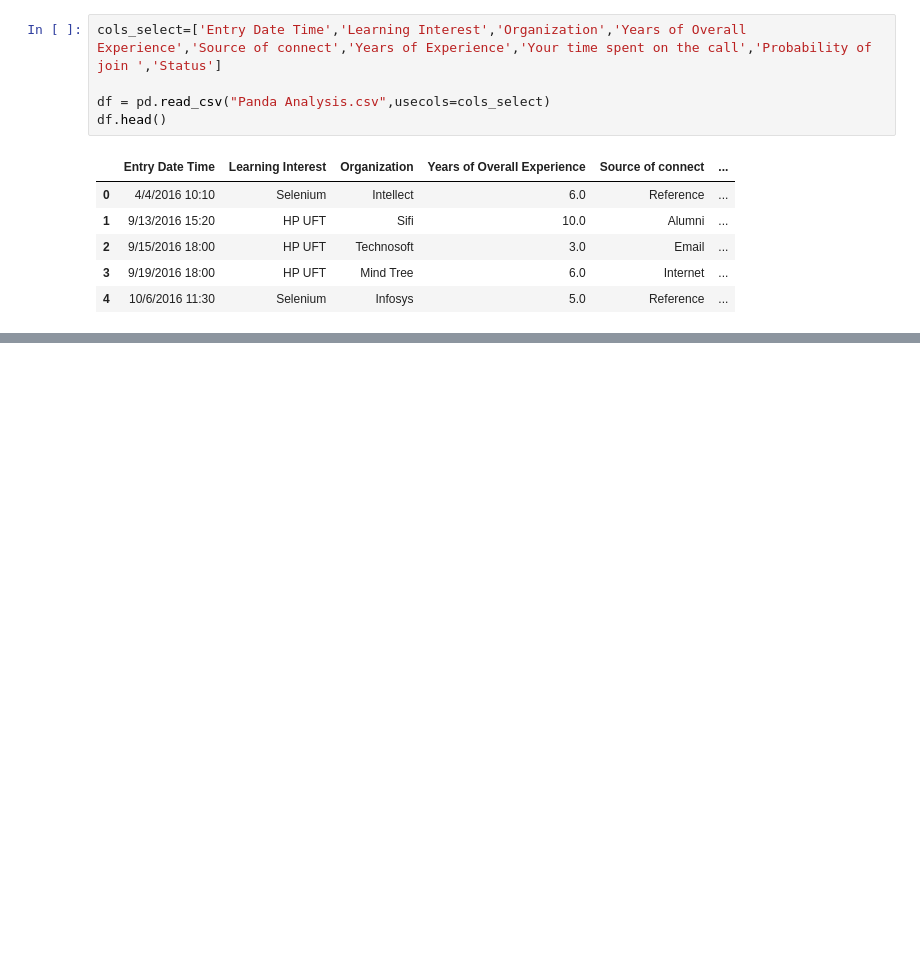
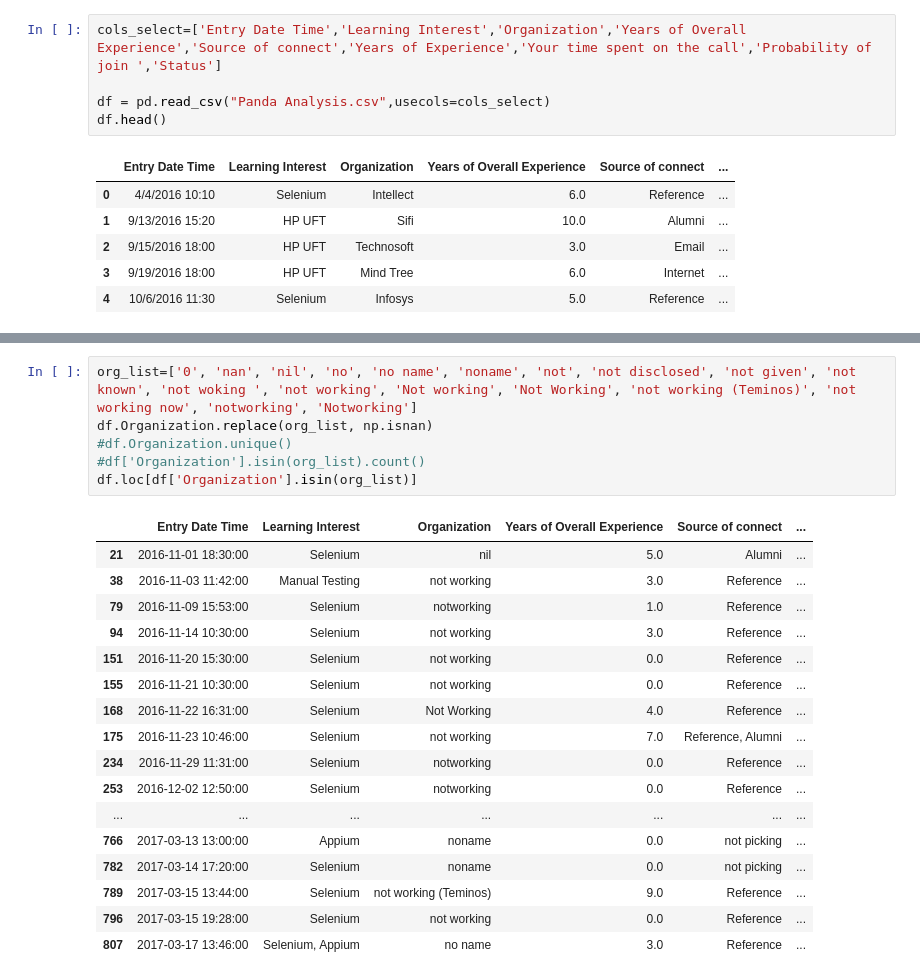
Before and after one commit to deepak-sadanandan/Python, a Jupyter notebook: Panda - Analysis.ipynb, the cells around one changed output, grey strips where cells are left out. Drawn from its saved outputs; the diff is of its cells as text; blank space fills up the shorter version.

```diff
--- a/Panda - Analysis.ipynb
+++ b/Panda - Analysis.ipynb
@@ -70,0 +85,24 @@ dtype: int64
+# %%
+org_list=['0', 'nan', 'nil', 'no', 'no name', 'noname', 'not', 'not disclosed', 'not given', 'not known', 'not woking ', 'not working', 'Not working', 'Not Working', 'not working (Teminos)', 'not working now', 'notworking', 'Notworking']
+df.Organization.replace(org_list, np.isnan)
+#df.Organization.unique()
+#df['Organization'].isin(org_list).count()
+df.loc[df['Organization'].isin(org_list)]
+# %% [output]
+|  | Entry Date Time | Learning Interest | Organization | Years of Overall Experience | Source of connect | ... |
+| 21 | 2016-11-01 18:30:00 | Selenium | nil | 5.0 | Alumni | ... |
+| 38 | 2016-11-03 11:42:00 | Manual Testing | not working | 3.0 | Reference | ... |
+| 79 | 2016-11-09 15:53:00 | Selenium | notworking | 1.0 | Reference | ... |
+| 94 | 2016-11-14 10:30:00 | Selenium | not working | 3.0 | Reference | ... |
+| 151 | 2016-11-20 15:30:00 | Selenium | not working | 0.0 | Reference | ... |
+| 155 | 2016-11-21 10:30:00 | Selenium | not working | 0.0 | Reference | ... |
+| 168 | 2016-11-22 16:31:00 | Selenium | Not Working | 4.0 | Reference | ... |
+| 175 | 2016-11-23 10:46:00 | Selenium | not working | 7.0 | Reference, Alumni | ... |
+| 234 | 2016-11-29 11:31:00 | Selenium | notworking | 0.0 | Reference | ... |
+| 253 | 2016-12-02 12:50:00 | Selenium | notworking | 0.0 | Reference | ... |
+| ... | ... | ... | ... | ... | ... | ... |
+| 766 | 2017-03-13 13:00:00 | Appium | noname | 0.0 | not picking | ... |
+| 782 | 2017-03-14 17:20:00 | Selenium | noname | 0.0 | not picking | ... |
+| 789 | 2017-03-15 13:44:00 | Selenium | not working (Teminos) | 9.0 | Reference | ... |
+| 796 | 2017-03-15 19:28:00 | Selenium | not working | 0.0 | Reference | ... |
+| 807 | 2017-03-17 13:46:00 | Selenium, Appium | no name | 3.0 | Reference | ... |
```
Also changed, not shown: parts of 4 cells of this notebook.
